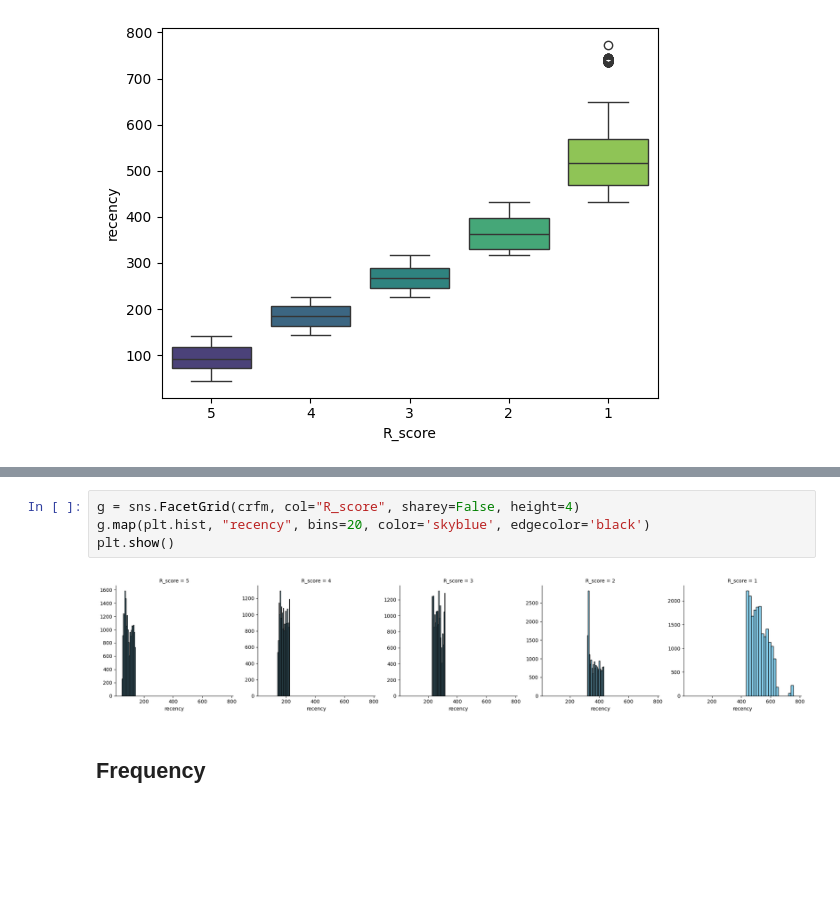
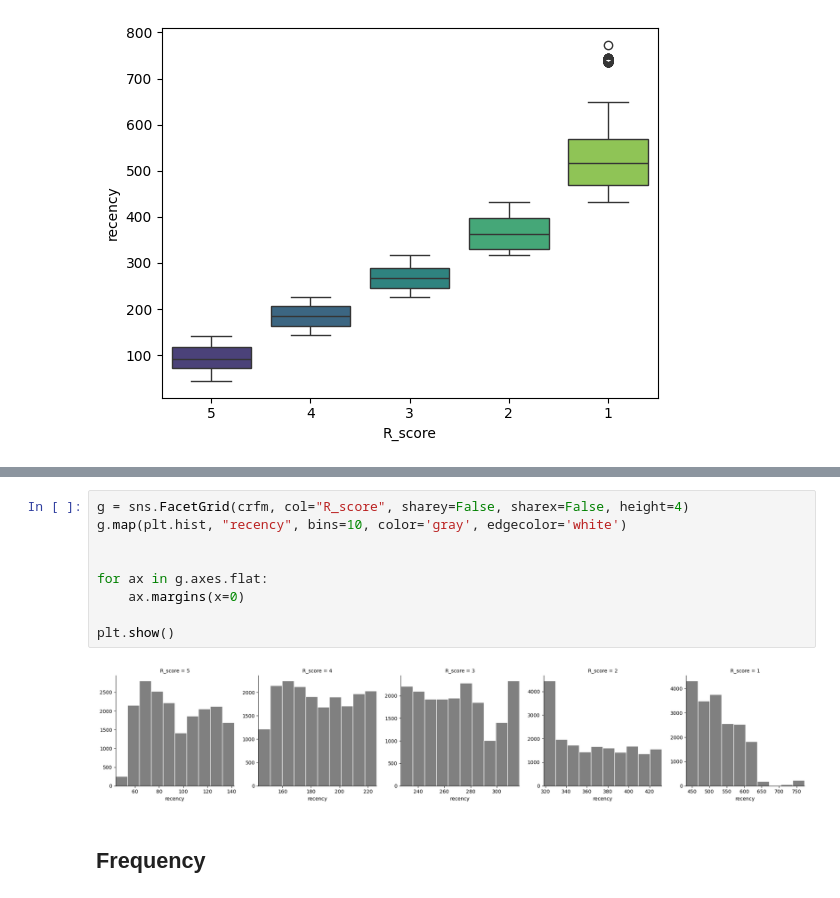
Before and after one commit to dado4cs/olist-rfm-customer-segmentation, a Jupyter notebook: notebooks/02_rfm_exploration.ipynb, the cells around one changed output, grey strips where cells are left out. Cells and saved outputs as stored; diff of their text form; blank space fills up the shorter version.

```diff
--- a/notebooks/02_rfm_exploration.ipynb
+++ b/notebooks/02_rfm_exploration.ipynb
@@ -68,9 +72,14 @@ Passing `palette` without assigning `hue` is deprecated and will be removed in v
 # %%
-g = sns.FacetGrid(crfm, col="R_score", sharey=False, height=4)
-g.map(plt.hist, "recency", bins=20, color='skyblue', edgecolor='black')
+g = sns.FacetGrid(crfm, col="R_score", sharey=False, sharex=False, height=4)
+g.map(plt.hist, "recency", bins=10, color='gray', edgecolor='white')
+
+
+for ax in g.axes.flat:
+    ax.margins(x=0)
+
 plt.show()
 # %% [output]
-[figure, old version]
+[figure, new version]
 # %% [markdown]
 ## Frequency
 # %%
```
Also changed, not shown: parts of 22 cells of this notebook, 2 other files.
